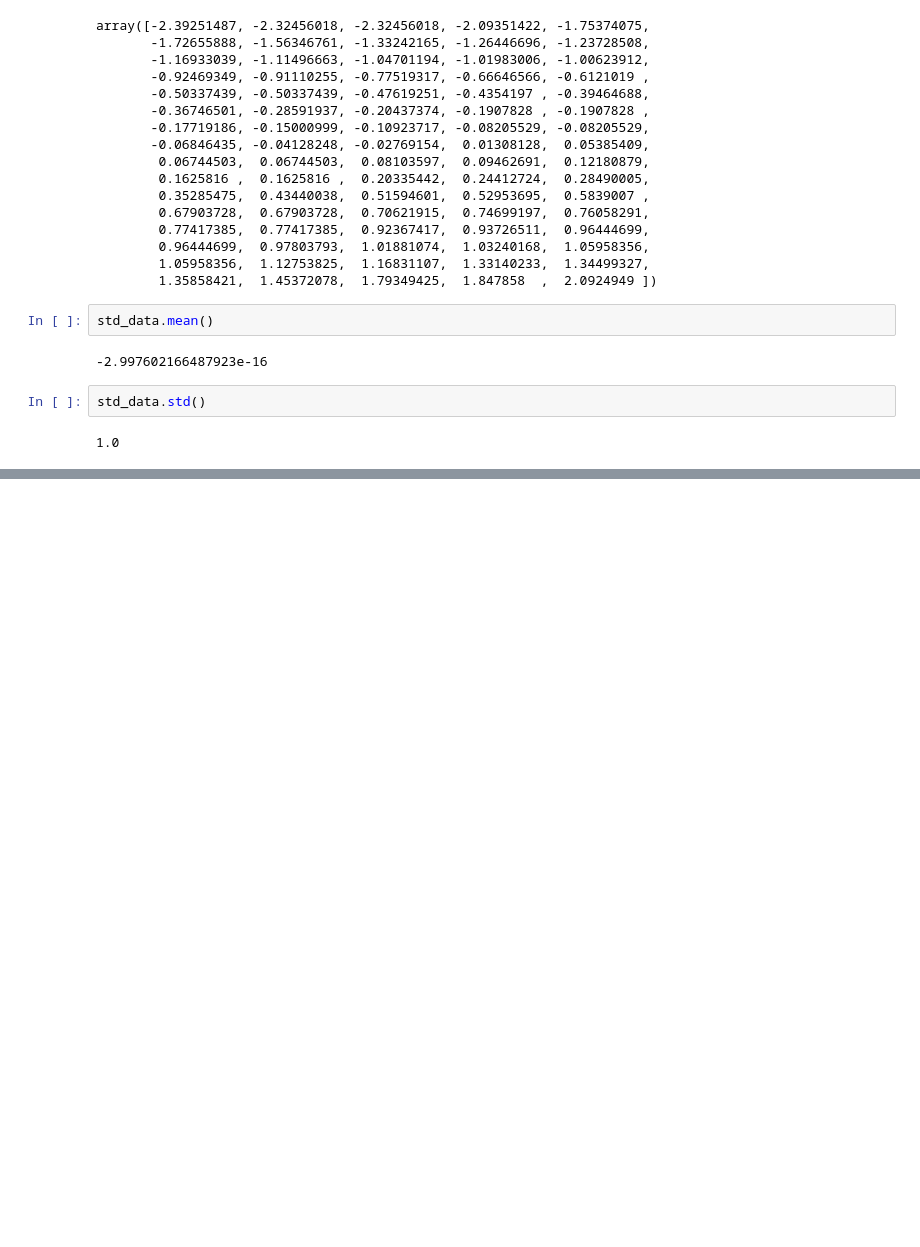
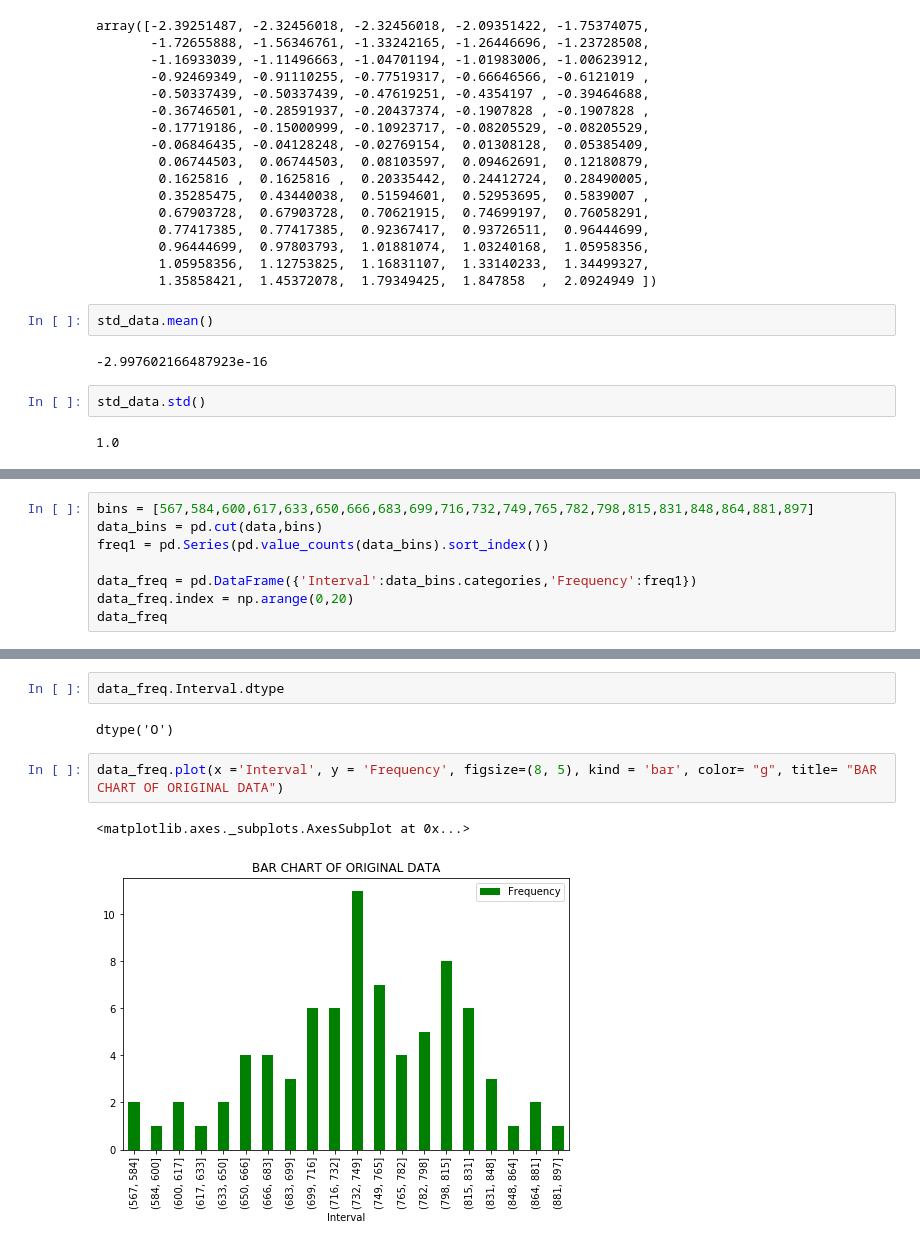
Before and after one commit to Salmankh3/Saylani_DS, a Jupyter notebook: DS_Class37.ipynb, the cells around one changed output, grey strips where cells are left out. Saved outputs shown, nothing was run; the diff lists cells and outputs as text; blank space fills up the shorter version.

```diff
--- a/DS_Class37.ipynb
+++ b/DS_Class37.ipynb
@@ -89,0 +100,8 @@ std_data.std()
+# %%
+bins = [567,584,600,617,633,650,666,683,699,716,732,749,765,782,798,815,831,848,864,881,897]
+data_bins = pd.cut(data,bins)
+freq1 = pd.Series(pd.value_counts(data_bins).sort_index())
+
+data_freq = pd.DataFrame({'Interval':data_bins.categories,'Frequency':freq1})
+data_freq.index = np.arange(0,20)
+data_freq
@@ -89,0 +126,9 @@ std_data.std()
+# %%
+data_freq.Interval.dtype
+# %% [output]
+dtype('O')
+# %%
+data_freq.plot(x ='Interval', y = 'Frequency', figsize=(8, 5), kind = 'bar', color= "g", title= "BAR CHART OF ORIGINAL DATA")
+# %% [output]
+<matplotlib.axes._subplots.AxesSubplot at 0x...>
+[figure, added]
```
Also changed, not shown: parts of 18 cells of this notebook.
